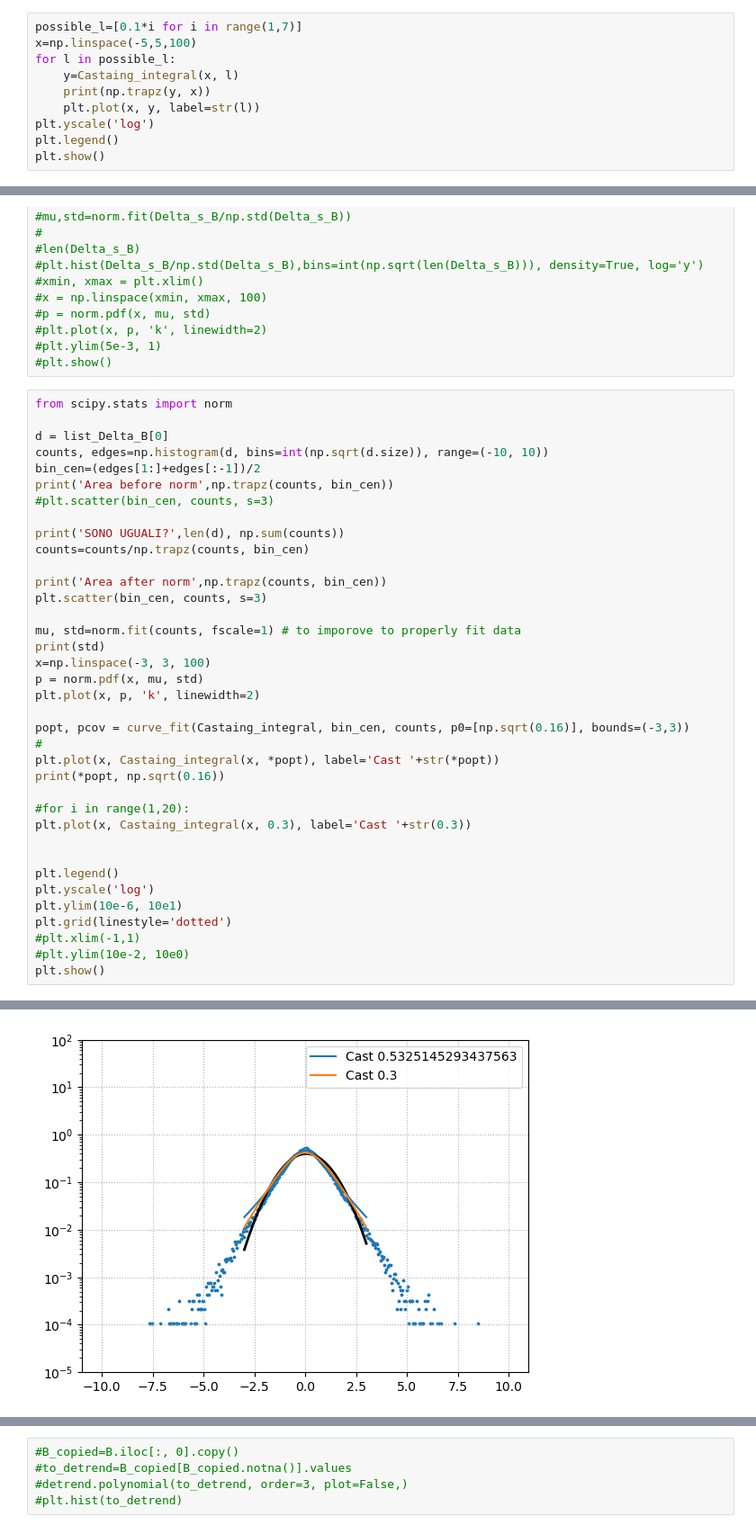
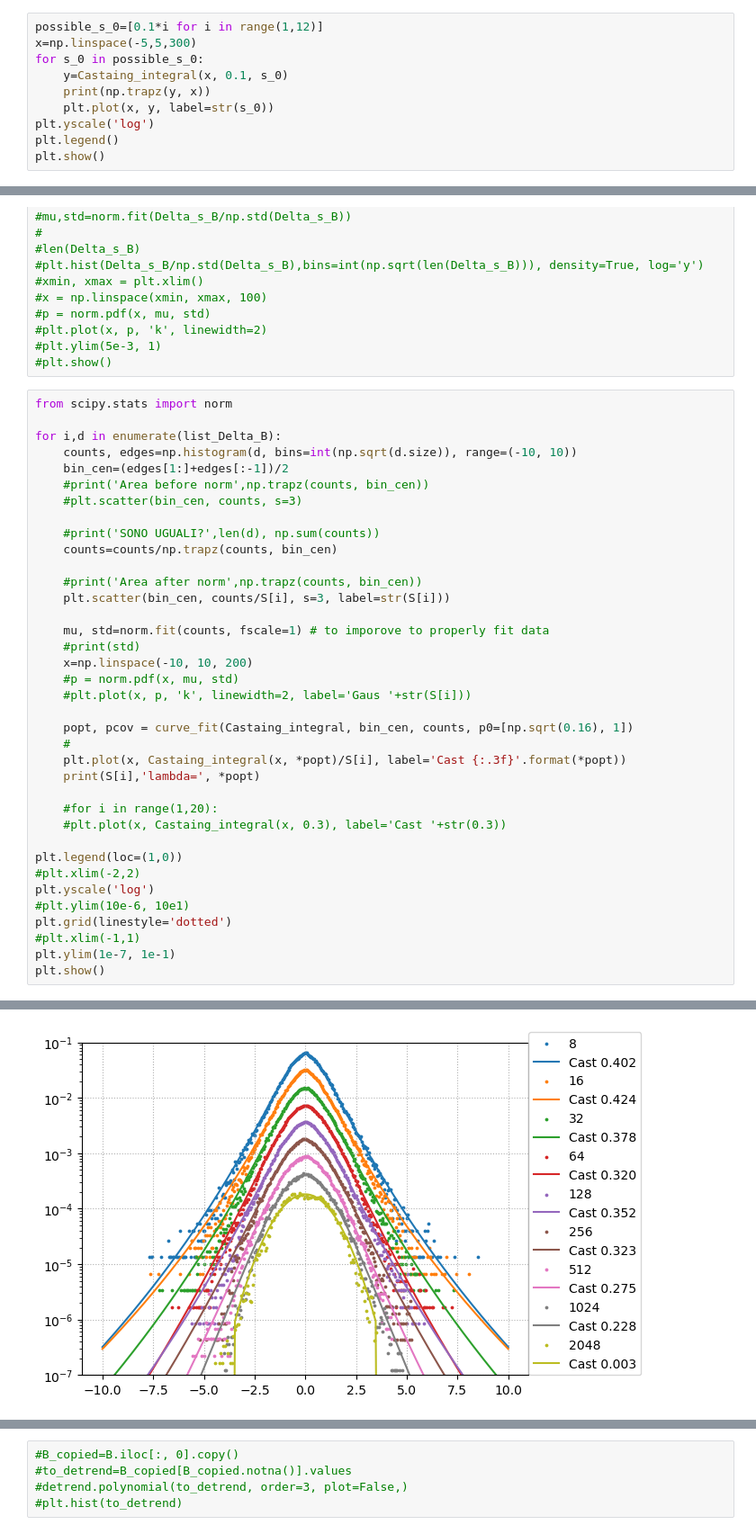
Before and after one commit to threeblueonebrowneyes/Critical-Scale-Invariance-Heart-Rate, a Jupyter notebook: Reading hea files - Data processing.ipynb, the cells around one changed output, grey strips where cells are left out. Shown at 90% size. Cells and saved outputs as stored; diff of their text form.

Commit message:
Finally found a good fit on the data

```diff
--- a/Reading hea files - Data processing.ipynb
+++ b/Reading hea files - Data processing.ipynb
@@ -258,10 +269,10 @@ def C_log10(x, lambd):
 # %%
-possible_l=[0.1*i for i in range(1,7)]
-x=np.linspace(-5,5,100)
-for l in possible_l:
-    y=Castaing_integral(x, l)
+possible_s_0=[0.1*i for i in range(1,12)]
+x=np.linspace(-5,5,300)
+for s_0 in possible_s_0:
+    y=Castaing_integral(x, 0.1, s_0)
     print(np.trapz(y, x))
-    plt.plot(x, y, label=str(l))
+    plt.plot(x, y, label=str(s_0))
 plt.yscale('log')
 plt.legend()
 plt.show()
@@ -295,38 +311,38 @@ plt.show()
 # %%
 from scipy.stats import norm
 
-d = list_Delta_B[0]
-counts, edges=np.histogram(d, bins=int(np.sqrt(d.size)), range=(-10, 10))
-bin_cen=(edges[1:]+edges[:-1])/2
-print('Area before norm',np.trapz(counts, bin_cen))
-#plt.scatter(bin_cen, counts, s=3)
+for i,d in enumerate(list_Delta_B):
+    counts, edges=np.histogram(d, bins=int(np.sqrt(d.size)), range=(-10, 10))
+    bin_cen=(edges[1:]+edges[:-1])/2
+    #print('Area before norm',np.trapz(counts, bin_cen))
+    #plt.scatter(bin_cen, counts, s=3)
 
-print('SONO UGUALI?',len(d), np.sum(counts))
-counts=counts/np.trapz(counts, bin_cen)
+    #print('SONO UGUALI?',len(d), np.sum(counts))
+    counts=counts/np.trapz(counts, bin_cen)
 
-print('Area after norm',np.trapz(counts, bin_cen))
-plt.scatter(bin_cen, counts, s=3)
+    #print('Area after norm',np.trapz(counts, bin_cen))
+    plt.scatter(bin_cen, counts/S[i], s=3, label=str(S[i]))
 
-mu, std=norm.fit(counts, fscale=1) # to imporove to properly fit data
-print(std)
-x=np.linspace(-3, 3, 100)
-p = norm.pdf(x, mu, std)
-plt.plot(x, p, 'k', linewidth=2)
+    mu, std=norm.fit(counts, fscale=1) # to imporove to properly fit data
+    #print(std)
+    x=np.linspace(-10, 10, 200)
+    #p = norm.pdf(x, mu, std)
+    #plt.plot(x, p, 'k', linewidth=2, label='Gaus '+str(S[i]))
 
-popt, pcov = curve_fit(Castaing_integral, bin_cen, counts, p0=[np.sqrt(0.16)], bounds=(-3,3))
-#
-plt.plot(x, Castaing_integral(x, *popt), label='Cast '+str(*popt))
-print(*popt, np.sqrt(0.16))
+    popt, pcov = curve_fit(Castaing_integral, bin_cen, counts, p0=[np.sqrt(0.16), 1])
+    #
+    plt.plot(x, Castaing_integral(x, *popt)/S[i], label='Cast {:.3f}'.format(*popt))
+    print(S[i],'lambda=', *popt)
 
-#for i in range(1,20):
-plt.plot(x, Castaing_integral(x, 0.3), label='Cast '+str(0.3))
+    #for i in range(1,20):
+    #plt.plot(x, Castaing_integral(x, 0.3), label='Cast '+str(0.3))
 
-
-plt.legend()
+plt.legend(loc=(1,0))
+#plt.xlim(-2,2)
 plt.yscale('log')
-plt.ylim(10e-6, 10e1)
+#plt.ylim(10e-6, 10e1)
 plt.grid(linestyle='dotted')
 #plt.xlim(-1,1)
-#plt.ylim(10e-2, 10e0)
+plt.ylim(1e-7, 1e-1)
 plt.show()
 # %% [output]
@@ -338 +358 @@ Area after norm 0.9999999999999999
-[figure, old version]
+[figure, new version]
```
Also changed, not shown: parts of 13 cells of this notebook.
